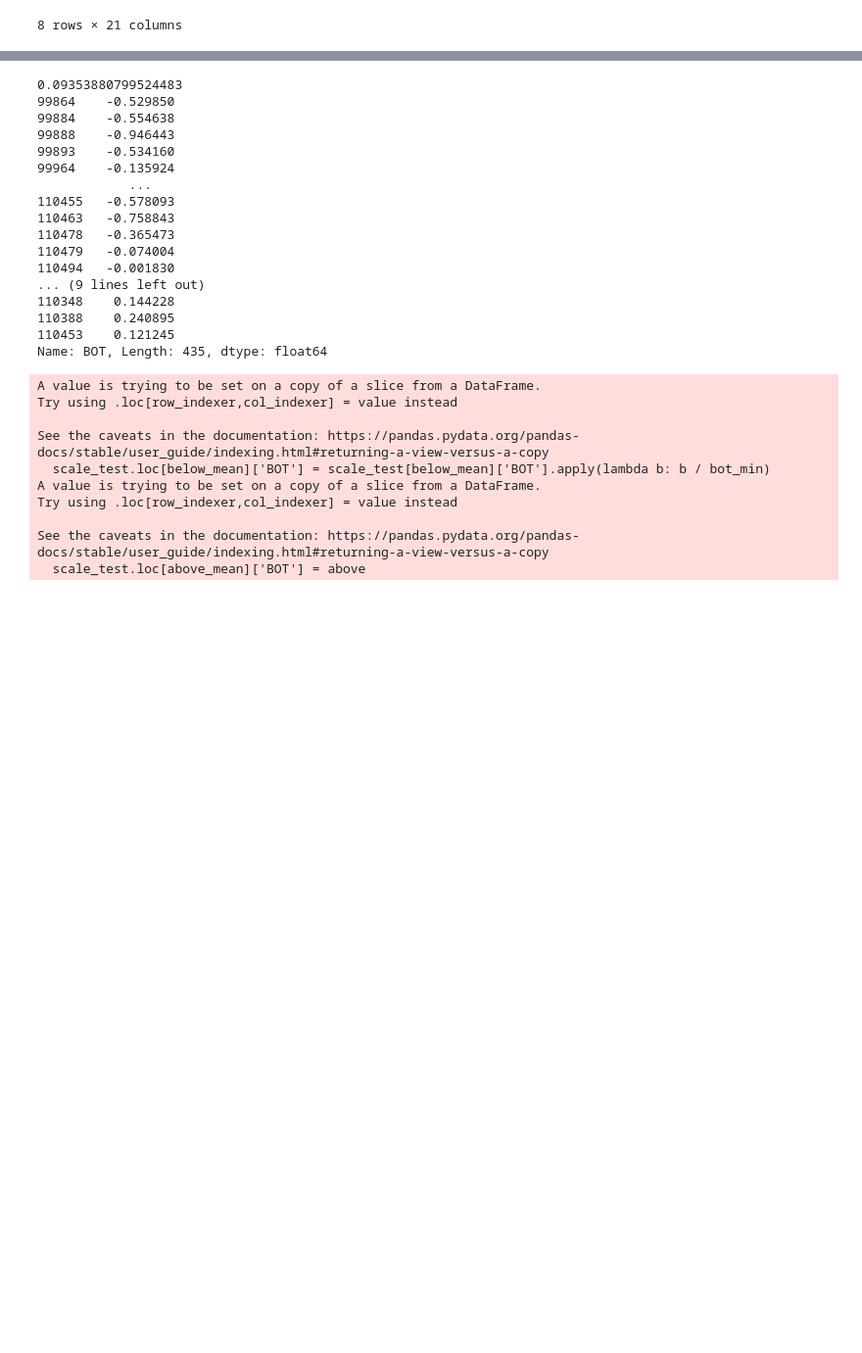
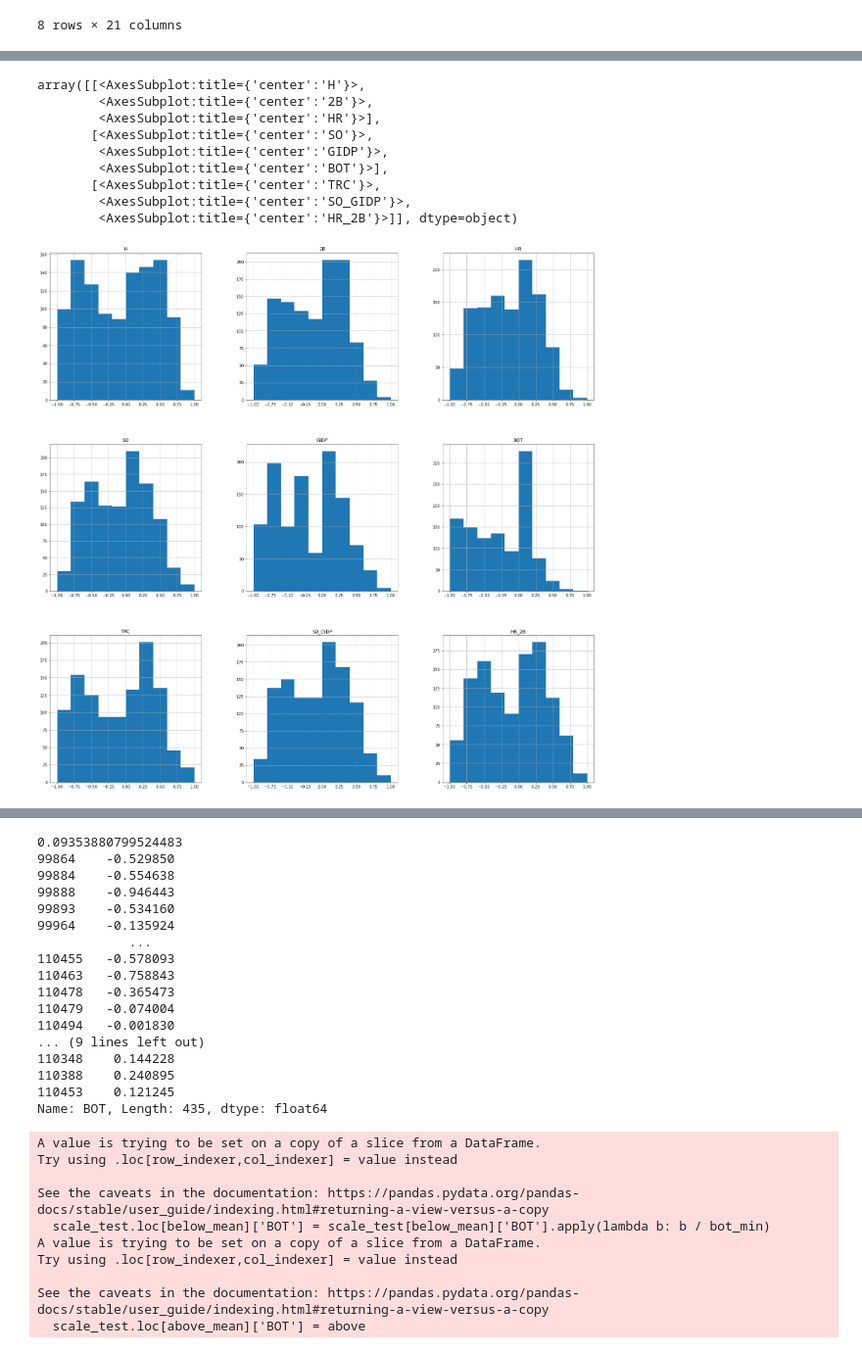
Before and after one commit to Carmine311/EffectivePandas, a Jupyter notebook: Baseball/Explore.ipynb, the cells around one changed output, grey strips where cells are left out. Shown at 98% size. Drawn from its saved outputs; the diff is of its cells as text; code cells hidden in the pictures; blank space fills up the shorter version.

```diff
--- a/Baseball/Explore.ipynb
+++ b/Baseball/Explore.ipynb
@@ -335 +343,29 @@ scale_test
 1107 rows × 4 columns
+# %%
+def one_scale(X):
+
+    centered = X - X.mean()
+    v_min = centered.min().abs()
+    v_max = centered.max()
+    above_mean = centered >= 0
+    scaled_high = centered[above_mean] / v_max
+    scaled_low = centered[~above_mean] / v_min
+    combined = scaled_high.fillna(scaled_low)
+    return combined
+
+test2 = scale_control.copy()
+
+
+scaled = one_scale(test2[number_columns + ['SO_GIDP', 'HR_2B']])
+scaled.hist(figsize=[25,25])
+# %% [output]
+array([[<AxesSubplot:title={'center':'H'}>,
+        <AxesSubplot:title={'center':'2B'}>,
+        <AxesSubplot:title={'center':'HR'}>],
+       [<AxesSubplot:title={'center':'SO'}>,
+        <AxesSubplot:title={'center':'GIDP'}>,
+        <AxesSubplot:title={'center':'BOT'}>],
+       [<AxesSubplot:title={'center':'TRC'}>,
+        <AxesSubplot:title={'center':'SO_GIDP'}>,
+        <AxesSubplot:title={'center':'HR_2B'}>]], dtype=object)
+[figure, added]
```
Also changed, not shown: parts of 12 cells of this notebook.
